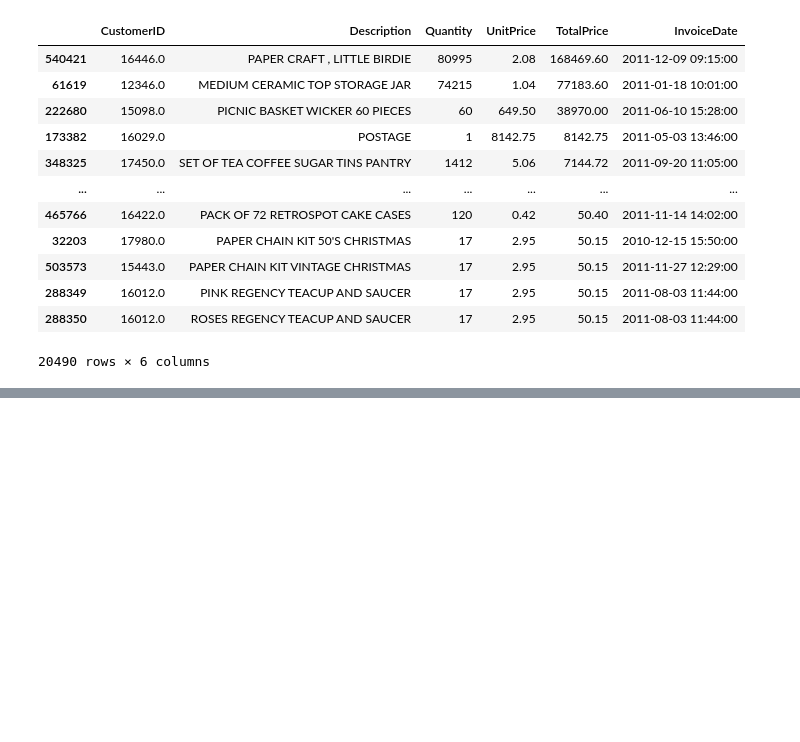
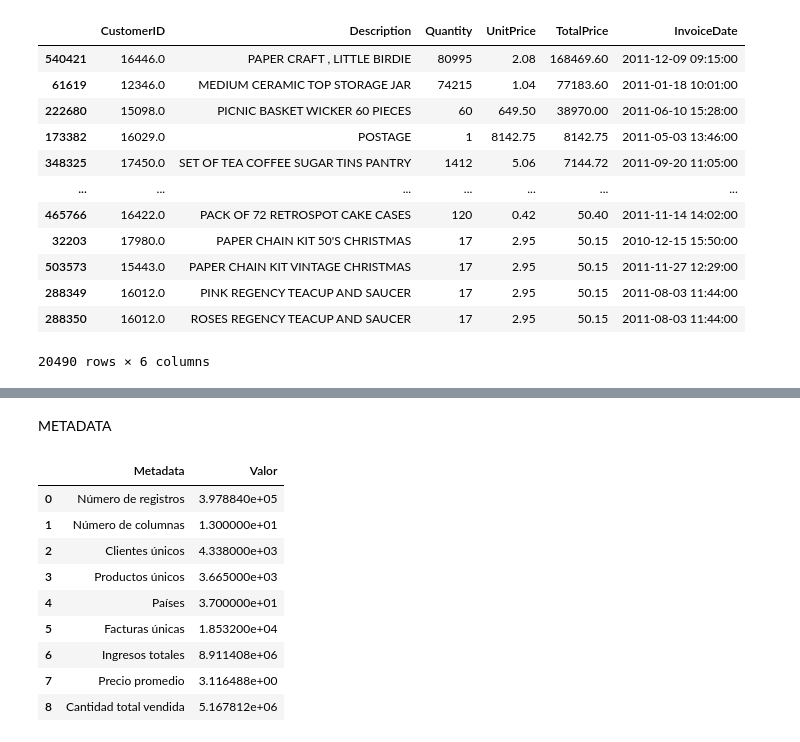
Before and after one commit to brigithsuarez-oss/TALLER-1, a Jupyter notebook: TALLER 1.ipynb, the cells around one changed output, grey strips where cells are left out. Saved outputs shown, nothing was run; the diff lists cells and outputs as text; code cells hidden in the pictures; blank space fills up the shorter version.

```diff
--- a/TALLER 1.ipynb
+++ b/TALLER 1.ipynb
@@ -681,0 +752,30 @@ Productos comprados en United Kingdom con precio superior a 50:
+# %% [markdown]
+METADATA
+# %%
+metadata = {
+    'Número de registros': len(df_cleaned),
+    'Número de columnas': len(df_cleaned.columns),
+    'Clientes únicos': df_cleaned['CustomerID'].nunique(),
+    'Productos únicos': df_cleaned['StockCode'].nunique(),
+    'Países': df_cleaned['Country'].nunique(),
+    'Facturas únicas': df_cleaned['InvoiceNo'].nunique(),
+    'Ingresos totales': df_cleaned['TotalPrice'].sum(),
+    'Precio promedio': df_cleaned['UnitPrice'].mean(),
+    'Cantidad total vendida': df_cleaned['Quantity'].sum()
+}
+
+display(pd.DataFrame(
+    metadata.items(),
+    columns=['Metadata', 'Valor']
+))
+# %% [output]
+|  | Metadata | Valor |
+| 0 | Número de registros | 3.978840e+05 |
+| 1 | Número de columnas | 1.300000e+01 |
+| 2 | Clientes únicos | 4.338000e+03 |
+| 3 | Productos únicos | 3.665000e+03 |
+| 4 | Países | 3.700000e+01 |
+| 5 | Facturas únicas | 1.853200e+04 |
+| 6 | Ingresos totales | 8.911408e+06 |
+| 7 | Precio promedio | 3.116488e+00 |
+| 8 | Cantidad total vendida | 5.167812e+06 |
```
Also changed, not shown: parts of 8 cells of this notebook.
